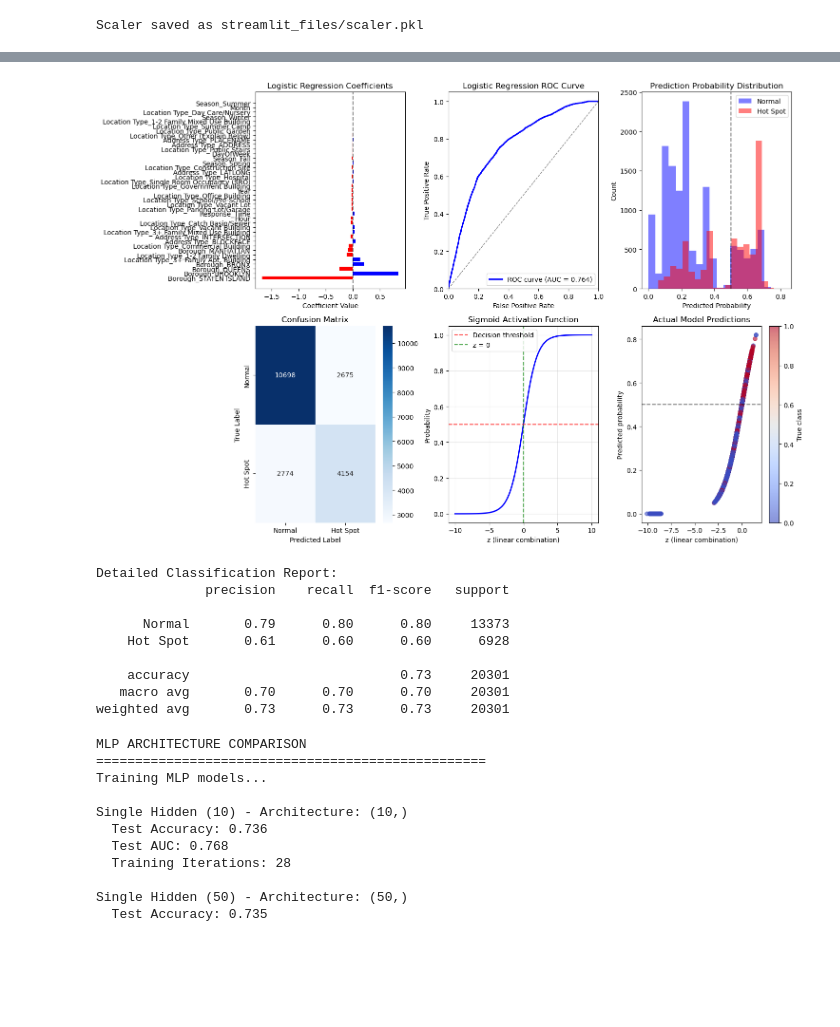
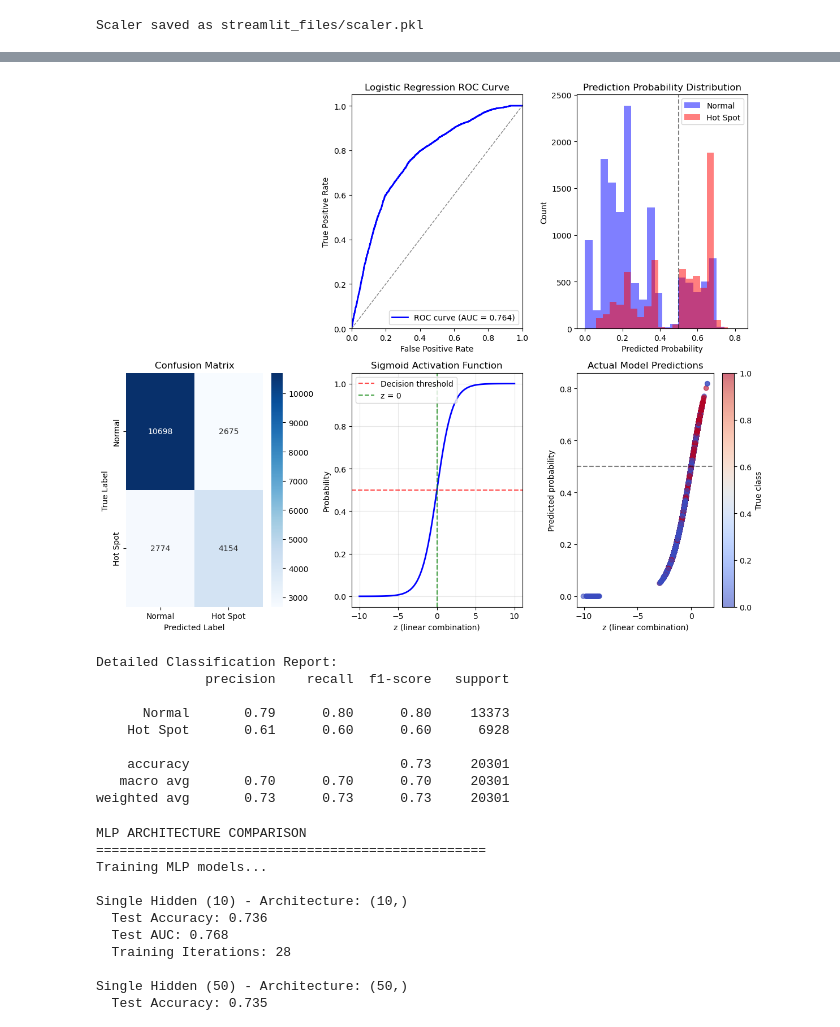
Before and after one commit to tommynelson1097/nyc-rat-hotspot-classifier, a Jupyter notebook: v2-rat-sightings-classifier-notebook.ipynb, the cells around one changed output, grey strips where cells are left out. Drawn from its saved outputs; the diff is of its cells as text; code cells hidden in the pictures; blank space fills up the shorter version.

```diff
--- a/v2-rat-sightings-classifier-notebook.ipynb
+++ b/v2-rat-sightings-classifier-notebook.ipynb
@@ -574,15 +584,8 @@ Classification Report:
 Logistic Regression analysis complete!
 # %%
 # Visualize logistic regression results
-plt.figure(figsize=(15, 10))
+plt.figure(figsize=(12, 10))
 
-# Feature importance
-plt.subplot(2, 3, 1)
-colors = ['red' if x < 0 else 'blue' for x in feature_importance['Coefficient']]
-plt.barh(feature_importance['Feature'], feature_importance['Coefficient'], color=colors)
-plt.title('Logistic Regression Coefficients')
-plt.xlabel('Coefficient Value')
-plt.axvline(x=0, color='black', linestyle='--', alpha=0.5)
 
 # ROC curve
 plt.subplot(2, 3, 2)
@@ -622,34 +625,34 @@ plt.subplot(2, 3, 5)
 z = np.linspace(-10, 10, 100)
 sigmoid_values = 1 / (1 + np.exp(-z))
 plt.plot(z, sigmoid_values, 'b-', linewidth=2)
 plt.axhline(y=0.5, color='r', linestyle='--', alpha=0.7, label='Decision threshold')
 plt.axvline(x=0, color='g', linestyle='--', alpha=0.7, label='z = 0')
 plt.xlabel('z (linear combination)')
 plt.ylabel('Probability')
 plt.title('Sigmoid Activation Function')
 plt.legend()
 plt.grid(True, alpha=0.3)
 
 # Model predictions vs actual linear combination
 plt.subplot(2, 3, 6)
 # Create training predictions for this visualization
 y_train_proba_lr = lr_model.predict_proba(X_train_scaled)[:, 1]
 z_actual = X_train_scaled @ lr_model.coef_[0] + lr_model.intercept_[0]
 plt.scatter(z_actual, y_train_proba_lr, c=y_train, alpha=0.6, cmap='coolwarm')
 plt.xlabel('z (linear combination)')
 plt.ylabel('Predicted probability')
 plt.title('Actual Model Predictions')
 plt.colorbar(label='True class')
 plt.axhline(y=0.5, color='black', linestyle='--', alpha=0.5)
 
 plt.tight_layout()
 plt.show()
 
 # Detailed classification report
 print("\nDetailed Classification Report:")
 print(classification_report(y_test, y_pred_lr, target_names=['Normal', 'Hot Spot']))
 # %% [output]
-[figure, old version]
+[figure, new version]
 Detailed Classification Report:
               precision    recall  f1-score   support
 
```
Also changed, not shown: parts of 5 cells of this notebook.
